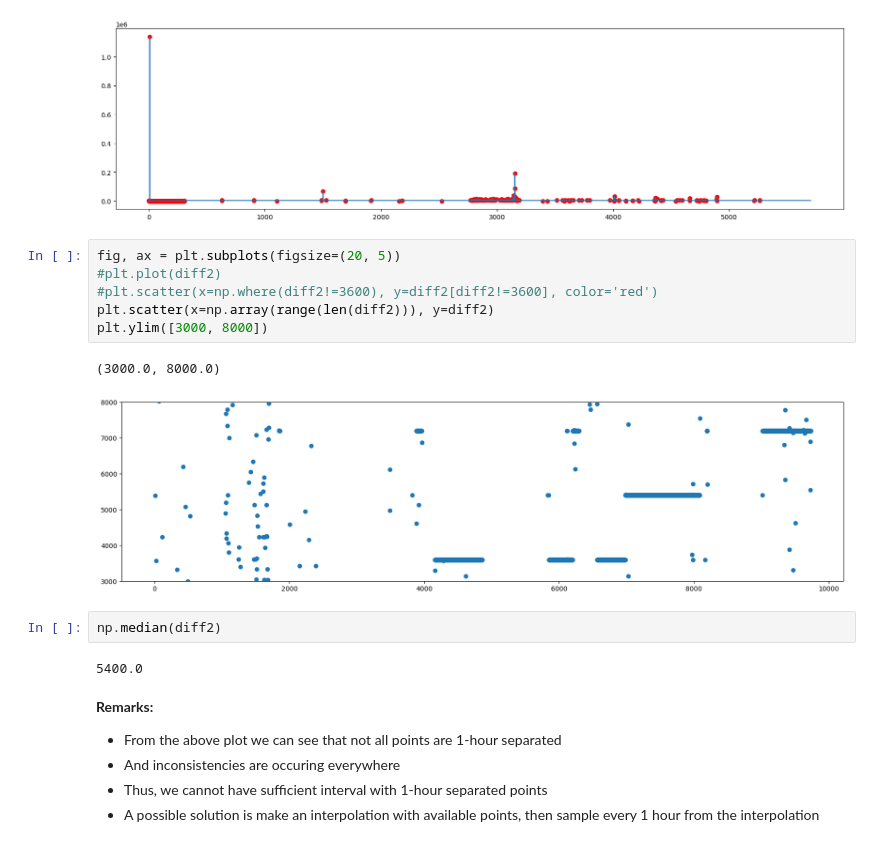
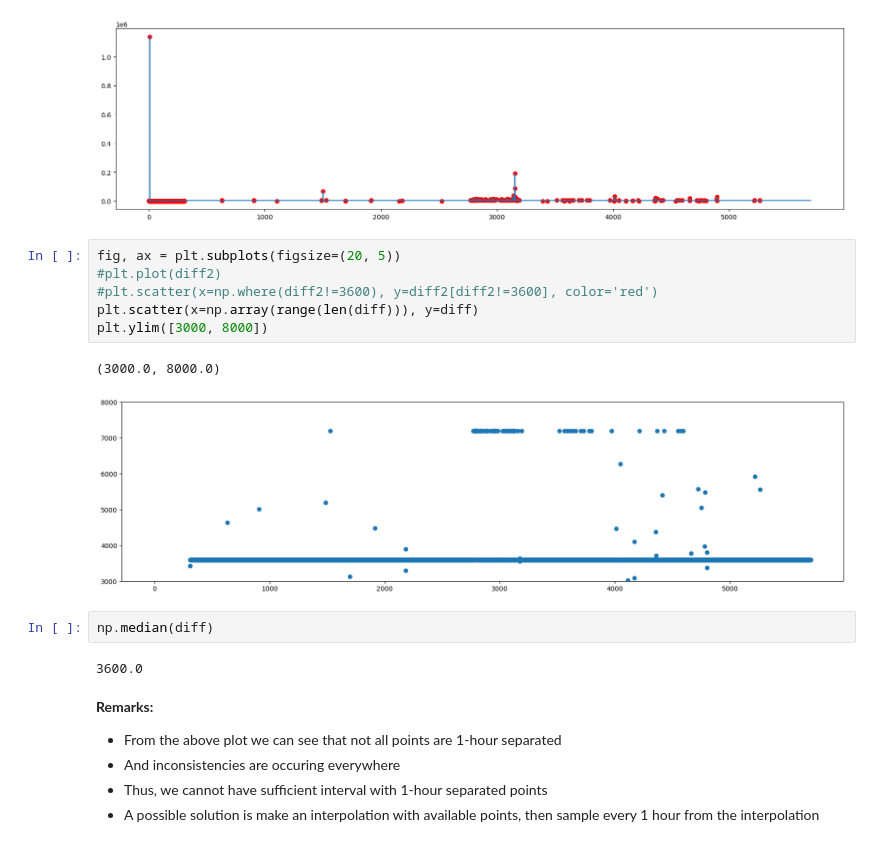
Before and after one commit to Abdelhamid2c/anomaly-detection-in-time-series-based-on-statistical-features-and-forcasting, a Jupyter notebook: Forcasting/5_ltsm_on_nga_15days.ipynb, the cells around one changed output. Drawn from its saved outputs; the diff is of its cells as text.

```diff
--- a/Forcasting/5_ltsm_on_nga_15days.ipynb
+++ b/Forcasting/5_ltsm_on_nga_15days.ipynb
@@ -145,16 +77,16 @@ plt.scatter(x=np.where(diff!=3600), y=diff[diff!=3600], color='red')
 # %%
 fig, ax = plt.subplots(figsize=(20, 5))
 #plt.plot(diff2)
 #plt.scatter(x=np.where(diff2!=3600), y=diff2[diff2!=3600], color='red')
-plt.scatter(x=np.array(range(len(diff2))), y=diff2)
+plt.scatter(x=np.array(range(len(diff))), y=diff)
 plt.ylim([3000, 8000])
 # %% [output]
 (3000.0, 8000.0)
-[figure, old version]
+[figure, new version]
 # %%
-np.median(diff2)
+np.median(diff)
 # %% [output]
-5400.0
+3600.0
 # %% [markdown]
 <b>Remarks:</b>
 - From the above plot we can see that not all points are 1-hour separated
```
Also changed, not shown: parts of 20 cells of this notebook, 7 other files.
